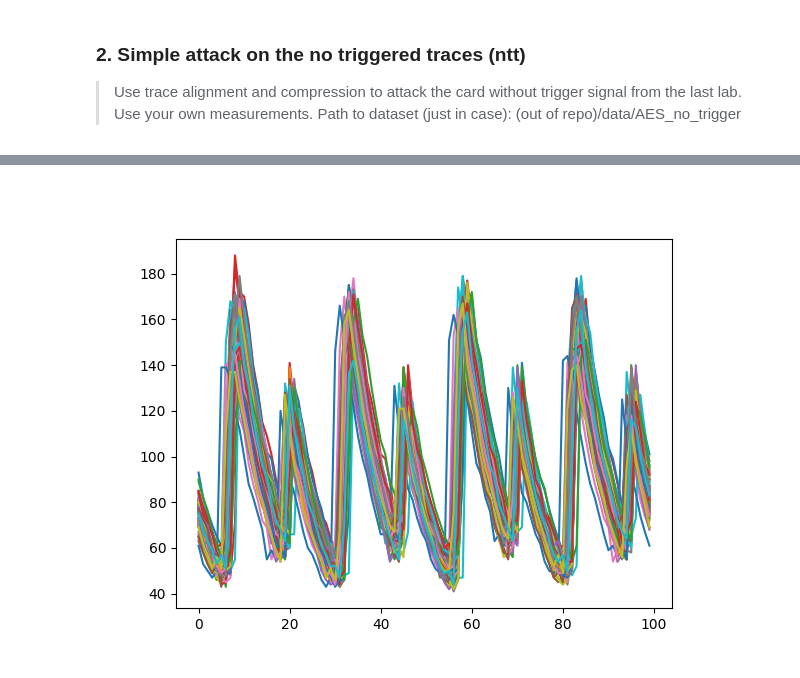
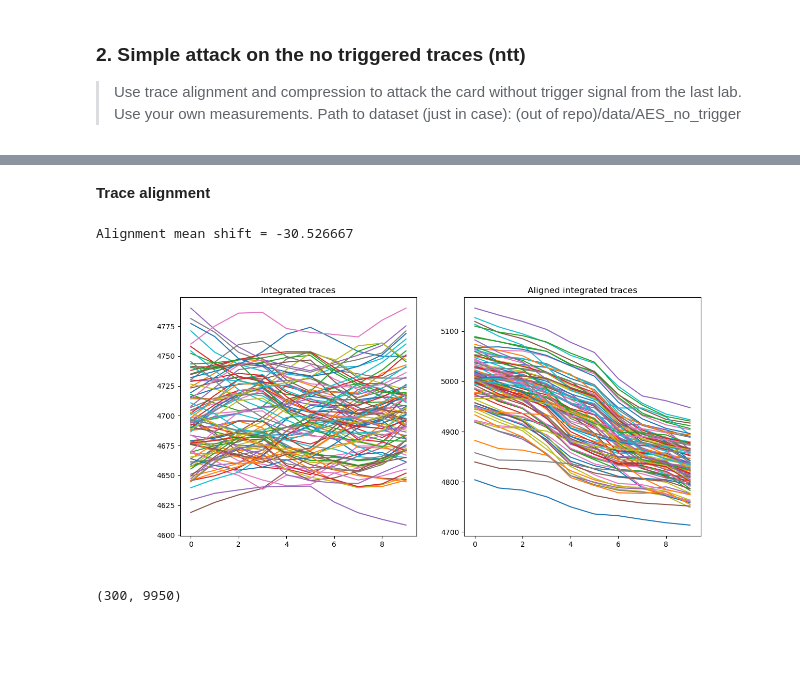
Before and after one commit to CyrilleStr/hardware-security, a Jupyter notebook: task3/task3.ipynb, the cells around one changed output, grey strips where cells are left out. Saved outputs shown, nothing was run; the diff lists cells and outputs as text; code cells hidden in the pictures; blank space fills up the shorter version.

```diff
--- a/task3/task3.ipynb
+++ b/task3/task3.ipynb
@@ -139,18 +143,46 @@ dtype('float32')
+# %%
+def integrate_trace_point(traces, k):
+    point_integrated_traces = np.zeros((traces.shape[0], traces.shape[1] - k))
+
+    point_integrated_traces[:, 0:k] = traces[:, 0:k]
+
+    for i in range(k, traces.shape[1]):
+        point_integrated_traces[:, i - k] = np.sum(traces[:, i-k:i], axis=1)
+
+    return point_integrated_traces
+
+nt_traces_integrated = integrate_trace_point(nt_compressed_traces, 50)
+# %% [markdown]
+**Trace alignment**
 # %%
 def align_traces(traces, pattern):
     aligned_traces = np.zeros_like(traces)
+    shifts = []
     for i, trace in enumerate(traces):
         corr = signal.correlate(trace, pattern, mode="full")
-        shift = signal.correlation_lags(traces.size, pattern.size)[np.argmax(corr)]
-        print(shift.item())
-        aligned_traces[i] = np.roll(trace, shift)
+        shift = signal.correlation_lags(trace.size, pattern.size)[np.argmax(corr)]
+        sys.stdout.write(f"\r{i}:{shift.item()}")
+        shifts.append(shift)
+        aligned_traces[i] = np.roll(trace, trace.size - shift)
+    mean = 0
+    for s in shifts:
+        mean += s
+    mean /= len(shifts)
+    sys.stdout.write(f"\rAlignment mean shift = {mean:2f}\n")
     return aligned_traces
 
-ntt_aligned_traces = align_traces(ntt_traces, ntt_traces[0, 140000:180000])
-ntt_aligned_traces.shape
+nt_aligned_traces = align_traces(nt_traces_integrated, nt_compressed_traces[0])
+
+fig, axs = plt.subplots(1, 2, figsize=(13,6))
+start = 9007
+axs[0].set_title("Integrated traces")
+axs[0].plot(nt_traces_integrated[100:200, start:start+10].T)
+axs[1].set_title("Aligned integrated traces")
+axs[1].plot(nt_aligned_traces[100:200, start:start+10].T)
+plt.show()
+
+nt_aligned_traces.shape
+# %% [output]
+Alignment mean shift = -30.526667
+[figure, added]
+(300, 9950)
-# %%
-fig = plt.figure()
-plt.plot(ntt_aligned_traces[:100, 100000:100100].T)
-plt.show()
-# %% [output]
-[figure, removed]
```
Also changed, not shown: parts of 15 cells of this notebook.
